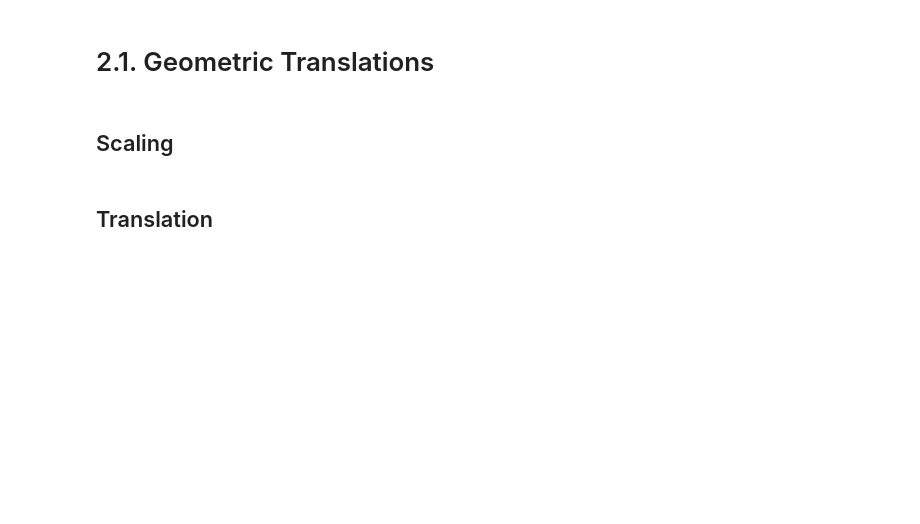
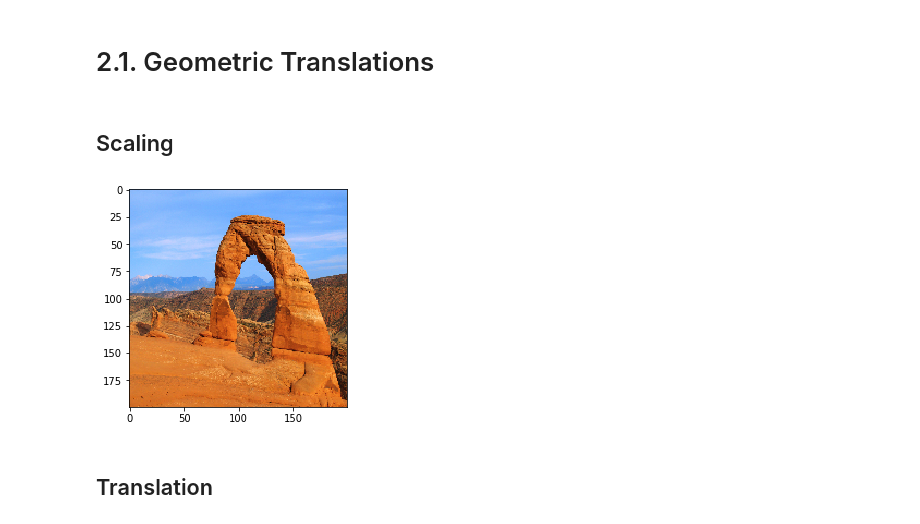
Before and after one commit to emrgry/ImageProcessingCourse, a Jupyter notebook: 2. Fundamental_Functions/Fundamental_Functions.ipynb, the cells around one changed output. Cells and saved outputs as stored; diff of their text form; code cells hidden in the pictures; blank space fills up the shorter version.

```diff
--- a/2. Fundamental_Functions/Fundamental_Functions.ipynb
+++ b/2. Fundamental_Functions/Fundamental_Functions.ipynb
@@ -6,17 +6,26 @@
 ## Scaling
 # %%
 import cv2
+from matplotlib import pyplot as plt
 
 img = cv2.imread('arc.jpg')
 
 # we are using resize function for scaling.
 scaled = cv2.resize(img, (200,200)) # resize(image, dimensions(width, height))
 # you can try other values
 
-cv2.imshow("frame", scaled)
+frame = cv2.cvtColor(scaled,cv2.COLOR_RGB2BGR)
+plt.figure()
+plt.imshow(frame)
+plt.show()
 
-cv2.waitKey()
-cv2.destroyAllWindows()
+
+#cv2.imshow("frame", scaled)
+
+#cv2.waitKey()
+#cv2.destroyAllWindows()
+# %% [output]
+[figure, added]
 # %% [markdown]
 ## Translation
 # %%
```
Also changed, not shown: parts of 10 cells of this notebook.
